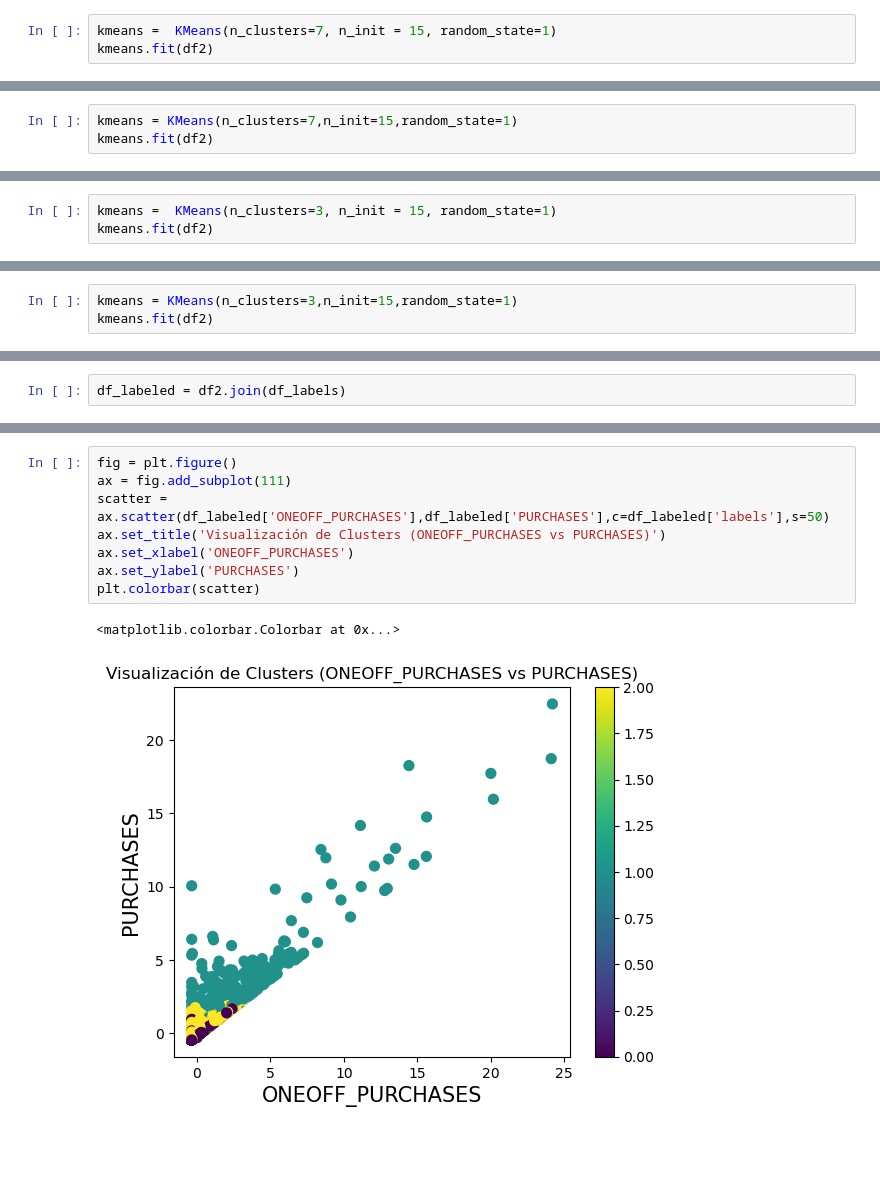
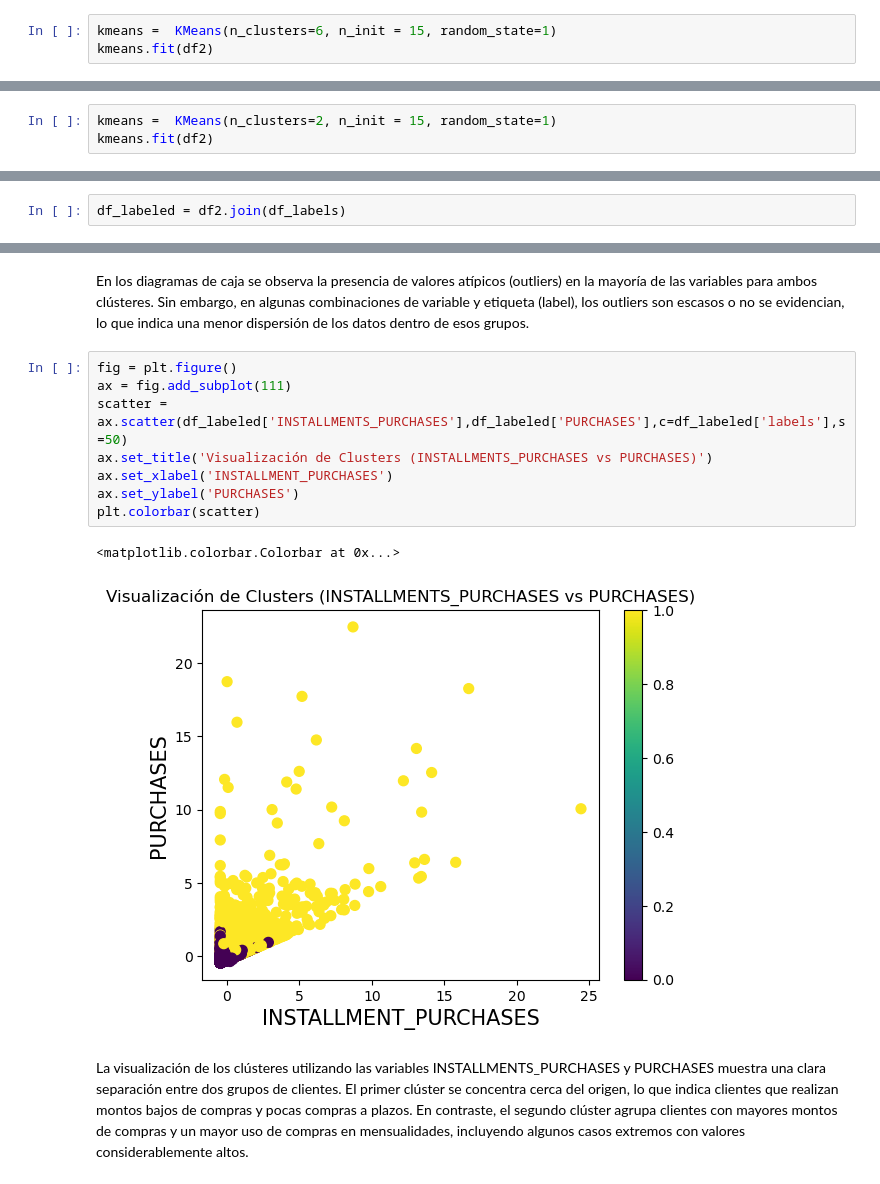
Before and after one commit to AI-YAZMIN-VILLEGAS/EBAC, a Jupyter notebook: Tareas/Tarea M45 - AD- YAZMIN VILLEGAS.ipynb, the cells around one changed output, grey strips where cells are left out. Saved outputs shown, nothing was run; the diff lists cells and outputs as text; blank space fills up the shorter version.

```diff
--- a/Tareas/Tarea M45 - AD- YAZMIN VILLEGAS.ipynb
+++ b/Tareas/Tarea M45 - AD- YAZMIN VILLEGAS.ipynb
@@ -448,4 +565,4 @@ array([2, 4, 3, ..., 1, 2, 3], dtype=int32)
 # %%
-kmeans =  KMeans(n_clusters=7, n_init = 15, random_state=1)
+kmeans =  KMeans(n_clusters=6, n_init = 15, random_state=1)
 kmeans.fit(df2)
 # %% [output]
@@ -457,3 +573,0 @@ array([2, 4, 3, ..., 1, 2, 3], dtype=int32)
-# %%
-kmeans = KMeans(n_clusters=7,n_init=15,random_state=1)
-kmeans.fit(df2)
@@ -663,4 +855,4 @@ Text(0.5, 1.0, 'Silhouette Score')
 # %%
-kmeans =  KMeans(n_clusters=3, n_init = 15, random_state=1)
+kmeans =  KMeans(n_clusters=2, n_init = 15, random_state=1)
 kmeans.fit(df2)
 # %% [output]
@@ -672,3 +863,0 @@ array([2, 4, 3, ..., 1, 2, 3], dtype=int32)
-# %%
-kmeans = KMeans(n_clusters=3,n_init=15,random_state=1)
-kmeans.fit(df2)
@@ -781,14 +971,18 @@ Text(0.5, 0.98, 'Configuración de Clusters por Variable (KMeans)')
+# %% [markdown]
+En los diagramas de caja se observa la presencia de valores atípicos (outliers) en la mayoría de las variables para ambos clústeres. Sin embargo, en algunas combinaciones de variable y etiqueta (label), los outliers son escasos o no se evidencian, lo que indica una menor dispersión de los datos dentro de esos grupos.
 # %%
 fig = plt.figure()
 ax = fig.add_subplot(111)
-scatter = ax.scatter(df_labeled['ONEOFF_PURCHASES'],df_labeled['PURCHASES'],c=df_labeled['labels'],s=50)
-ax.set_title('Visualización de Clusters (ONEOFF_PURCHASES vs PURCHASES)')
-ax.set_xlabel('ONEOFF_PURCHASES')
+scatter = ax.scatter(df_labeled['INSTALLMENTS_PURCHASES'],df_labeled['PURCHASES'],c=df_labeled['labels'],s=50)
+ax.set_title('Visualización de Clusters (INSTALLMENTS_PURCHASES vs PURCHASES)')
+ax.set_xlabel('INSTALLMENT_PURCHASES')
 ax.set_ylabel('PURCHASES')
 plt.colorbar(scatter)
 # %% [output]
 <matplotlib.colorbar.Colorbar at 0x...>
-[figure, old version]
+[figure, new version]
+# %% [markdown]
+La visualización de los clústeres utilizando las variables INSTALLMENTS_PURCHASES y PURCHASES muestra una clara separación entre dos grupos de clientes. El primer clúster se concentra cerca del origen, lo que indica clientes que realizan montos bajos de compras y pocas compras a plazos. En contraste, el segundo clúster agrupa clientes con mayores montos de compras y un mayor uso de compras en mensualidades, incluyendo algunos casos extremos con valores considerablemente altos.
 # %%
 fig = plt.figure()
 ax = fig.add_subplot(111)
```
Also changed, not shown: parts of 134 cells of this notebook.
